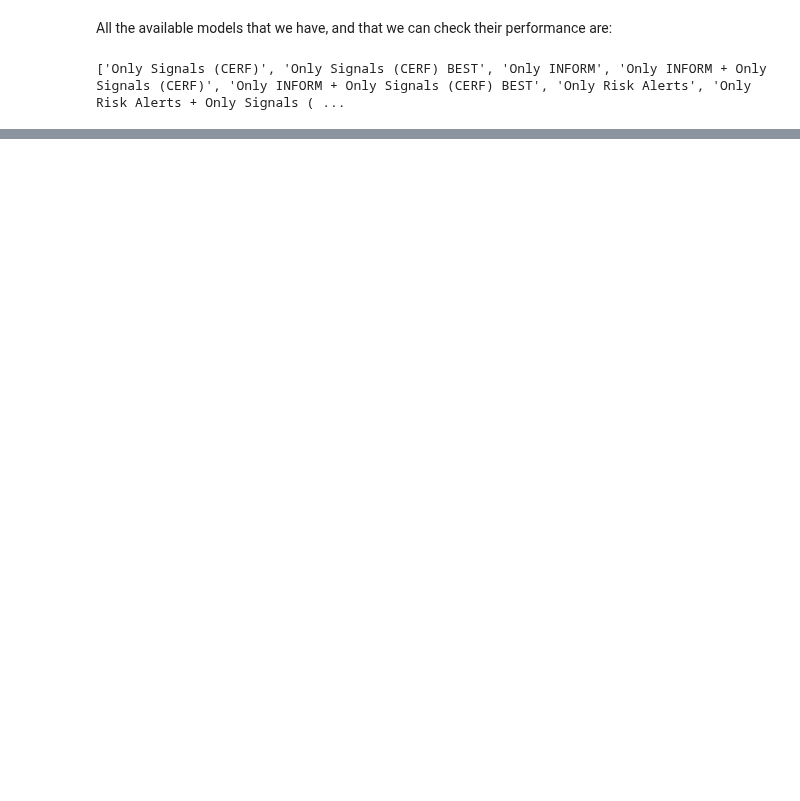
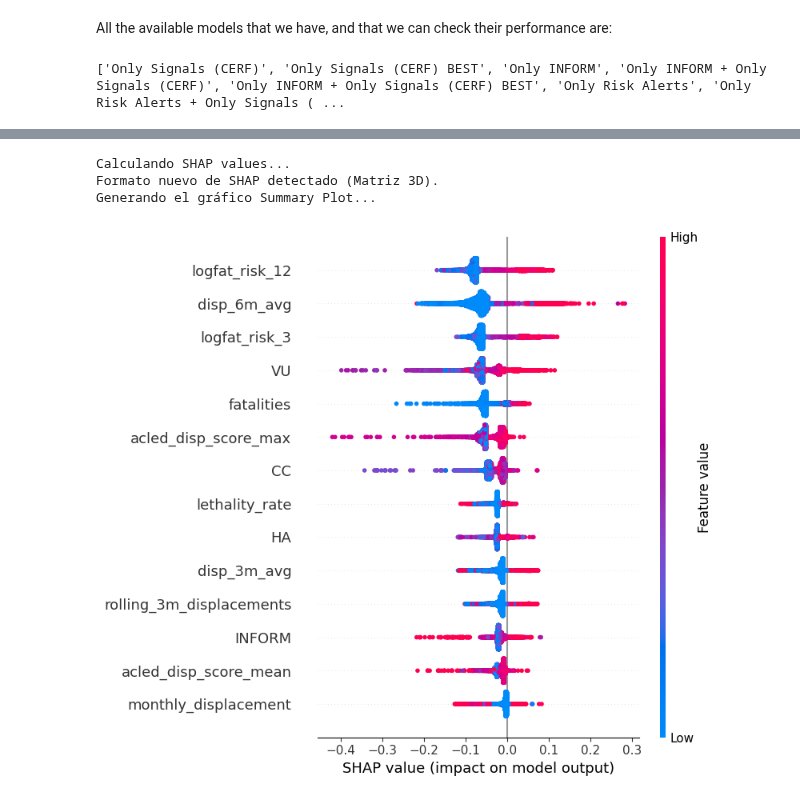
Before and after one commit to gallagelpi/Master_thesis, a Jupyter notebook: pipeline/results.ipynb, the cells around one changed output, grey strips where cells are left out. Saved outputs shown, nothing was run; the diff lists cells and outputs as text; code cells hidden in the pictures; blank space fills up the shorter version.

```diff
--- a/pipeline/results.ipynb
+++ b/pipeline/results.ipynb
@@ -193,0 +310,2 @@ hard_onset_signal    0.041411
+# %%
+df = pd.read_parquet("../data_clean/final_data.parquet")
@@ -193,0 +475,34 @@ hard_onset_signal    0.041411
+# %%
+import numpy as np
+
+# 1. Crear el explicador específico para árboles (Random Forest)
+explainer = shap.TreeExplainer(model_final)
+
+# 2. Calcular los valores shap para tu matriz X
+print("Calculando SHAP values...")
+shap_values = explainer.shap_values(X)
+
+# 3. Extraer la clase positiva (1) de forma segura
+# Comprobamos la estructura que nos ha devuelto la librería SHAP
+if isinstance(shap_values, list):
+    # Formato antiguo: Lista de arrays
+    print("Formato antiguo de SHAP detectado.")
+    shap_values_positiva = shap_values[1]
+elif isinstance(shap_values, np.ndarray) and len(shap_values.shape) == 3:
+    # Formato nuevo: Matriz 3D (n_samples, n_features, n_classes)
+    print("Formato nuevo de SHAP detectado (Matriz 3D).")
+    # Todas las filas (:), todas las columnas (:), índice de la clase positiva (1)
+    shap_values_positiva = shap_values[:, :, 1]
+else:
+    # Por si devuelve una matriz 2D plana directamente (en algunos modelos de scikit-learn)
+    print("Formato 2D detectado.")
+    shap_values_positiva = shap_values
+
+# 4. Gráfico Summary Plot (Muestra el impacto positivo/negativo de las variables)
+print("Generando el gráfico Summary Plot...")
+shap.summary_plot(shap_values_positiva, X)
+# %% [output]
+Calculando SHAP values...
+Formato nuevo de SHAP detectado (Matriz 3D).
+Generando el gráfico Summary Plot...
+[figure, added]
```
Also changed, not shown: parts of 13 cells of this notebook, 3 other files.
